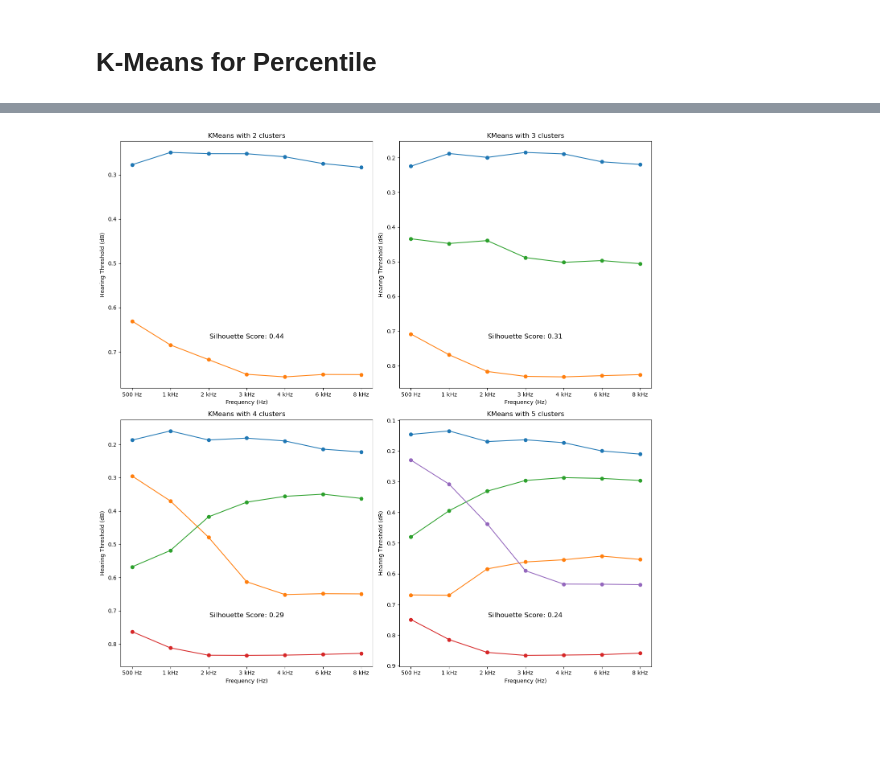
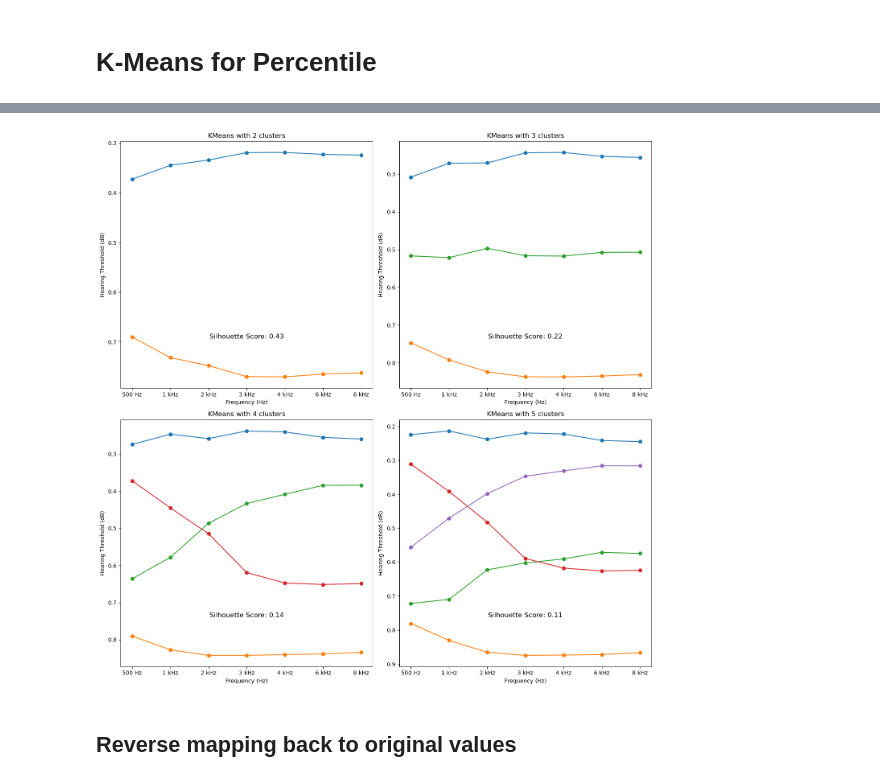
Before and after one commit to BruciiZ/hearing-clustering, a Jupyter notebook: code/K-Means-Long.ipynb, the cells around one changed output, grey strips where cells are left out. Drawn from its saved outputs; the diff is of its cells as text; code cells hidden in the pictures; blank space fills up the shorter version.

Commit message:
nov reverse mapping

```diff
--- a/code/K-Means-Long.ipynb
+++ b/code/K-Means-Long.ipynb
@@ -95,8 +96,12 @@ cleaned_ear_data
 16510 rows × 7 columns
 # %%
 # Standardize the data
-scaler = StandardScaler()
-scaled_data = scaler.fit_transform(cleaned_ear_data)
+standard_scaler = StandardScaler()
+standard_scaled_data = standard_scaler.fit_transform(cleaned_ear_data)
 
-scaled_data
+minmax_scaler = MinMaxScaler()
+minmax_scaled_data = minmax_scaler.fit_transform(cleaned_ear_data)
+
+print(standard_scaled_data)
+print(minmax_scaled_data)
 # %% [output]
@@ -123,11 +135,11 @@ fig, ax = plt.subplots(2, 2, figsize=(14, 14))
 for i in range(2, 6):
     # Initialize the KMeans object
     kmeans = KMeans(n_clusters=i, random_state=42, n_init='auto')
-    kmeans.fit(scaled_data)
+    kmeans.fit(standard_scaled_data)
 
     # Extract the centroids
-    centroids = scaler.inverse_transform(kmeans.cluster_centers_)
-    centroids_df = pd.DataFrame(centroids, columns=cleaned_ear_data.columns)
+    centroids = standard_scaler.inverse_transform(kmeans.cluster_centers_)
+    centroids_df = pd.DataFrame(centroids, columns=ear_data.columns)
 
     # Plot the line plot
     row = (i - 2) // 2
@@ -140,7 +152,7 @@ for i in range(2, 6):
     ax[row, col].legend(range(i))
 
     # Annotate the Silhouette Score
-    ax[row, col].annotate(f'Silhouette Score: {silhouette_score(scaled_data, kmeans.labels_):.2f}',
+    ax[row, col].annotate(f'Silhouette Score: {silhouette_score(cleaned_ear_data, kmeans.labels_):.2f}',
                           xy=(0.5, 0.05), xycoords='axes fraction', ha='center', fontsize=12)
 
     # Annotate the Inertia
@@ -157,11 +169,11 @@ plt.show()
 # Extract labels for 4 clusters
 
 kmeans = KMeans(n_clusters=4, random_state=42, n_init='auto')
-kmeans.fit(scaled_data)
+kmeans.fit(standard_scaled_data)
 labels = kmeans.labels_
 
 # Plot 4 clusters
-centroids = scaler.inverse_transform(kmeans.cluster_centers_)
+centroids = standard_scaler.inverse_transform(kmeans.cluster_centers_)
 centroids_df = pd.DataFrame(centroids, columns=ear_data.columns)
 plt.figure(figsize=(10, 6))
 plt.plot(centroids_df.T, marker='o')
@@ -173,16 +185,12 @@ plt.legend(range(4))
 plt.show()
 
 # Add the labels to the cleaned ear data
-
-cleaned_ear_data['Cluster_Raw'] = labels
+cleaned_ear_data['raw_label'] = labels
 
 # Left join the age data from the data DataFrame
 
 age_data = data[['RIDAGEYR']]
 merged_data = cleaned_ear_data.merge(age_data, on='SEQN', how='left')
-
-# Generate a table of age distribution by 4 clusters
-summarized_table = merged_data.groupby('Cluster_Raw')['RIDAGEYR'].describe()
 # %% [output]
 [figure]
 # %%
@@ -198,7 +208,7 @@ summarized_table.rename(index={0: 'Blue', 1: 'Orange', 2: 'Green', 3: 'Red'}).so
 # K-Means for Percentile
 # %%
 # Replace original values with percentiles
-ranked_ear_data = cleaned_ear_data.rank(method='average', pct=True).drop(columns='Cluster_Raw')
+ranked_ear_data = cleaned_ear_data.rank(method='average', pct=True).drop('raw_label', axis=1)
 ranked_ear_data
 # %% [output]
 |  | 500 Hz | 1 kHz | 2 kHz | 3 kHz | 4 kHz | 6 kHz | 8 kHz |
@@ -238,32 +228,35 @@ array([[ 0.07672179, -0.6521531 , -0.60712044, ...,  1.01737225,
 # %%
 # Fit the K-Means algorithm with n clusters = 2, 3, 4, 5
 
 fig, ax = plt.subplots(2, 2, figsize=(14, 14))
 
 for i in range(2, 6):
     # Initialize the KMeans object
     kmeans = KMeans(n_clusters=i, random_state=42, n_init='auto')
     kmeans.fit(ranked_ear_data)
 
     # Extract the centroids
-    # centroids = scaler.inverse_transform(kmeans.cluster_centers_)
     centroids = kmeans.cluster_centers_
     centroids_df = pd.DataFrame(centroids, columns=ear_data.columns)
 
     # Plot the line plot
     row = (i - 2) // 2
     col = (i - 2) % 2
     ax[row, col].plot(centroids_df.T, marker='o')
     ax[row, col].set_title(f'KMeans with {i} clusters')
     ax[row, col].set_xlabel('Frequency (Hz)')
     ax[row, col].set_ylabel('Hearing Threshold (dB)')
     ax[row, col].invert_yaxis()
 
     # Annotate the Silhouette Score
-    ax[row, col].annotate(f'Silhouette Score: {silhouette_score(scaled_data, kmeans.labels_):.2f}',
+    # ax[row, col].annotate(f"Silhouette Score: {silhouette_score(ranked_ear_data, kmeans.labels_):.2f}",
+    #                       xy=(0.5, 0.20), xycoords='axes fraction', ha='center', fontsize=12)
+    ax[row, col].annotate(f"Silhouette Score: {silhouette_score(cleaned_ear_data.drop('raw_label', axis=1), kmeans.labels_):.2f}",
                           xy=(0.5, 0.20), xycoords='axes fraction', ha='center', fontsize=12)
 
 plt.tight_layout()
 plt.show()
 # %% [output]
-[figure, old version]
+[figure, new version]
+# %% [markdown]
+## Reverse mapping back to original values
```
Also changed, not shown: parts of 9 cells of this notebook, 2 other files.
